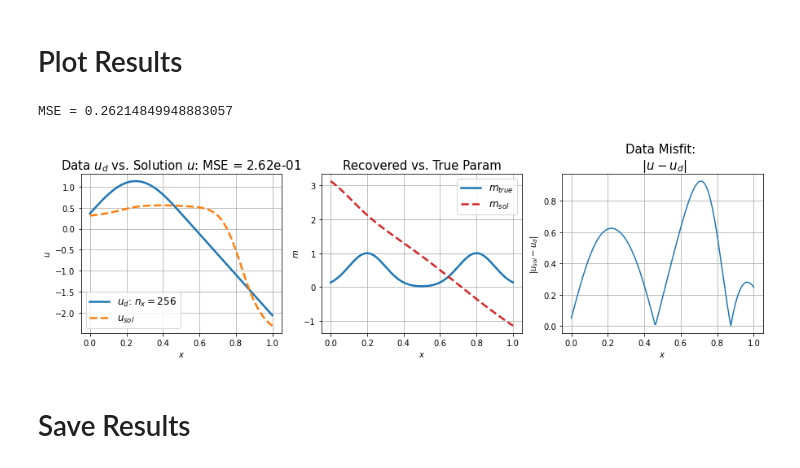
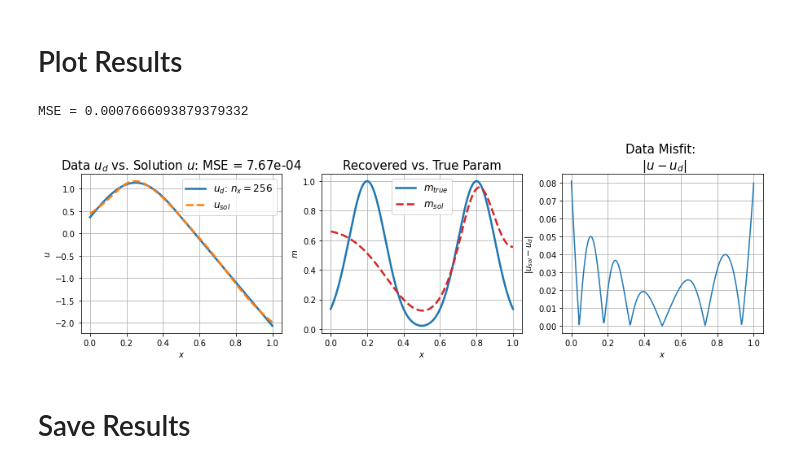
Before and after one commit to aho38/Pytorch-PINN-Marine-Lake, a Jupyter notebook: Model_Discovery/lake_model_Helm.ipynb, the cells around one changed output. Saved outputs shown, nothing was run; the diff lists cells and outputs as text; code cells hidden in the pictures.

Commit message:
just some fix to the network. Still can`t figure out how to save model correctly but will just use the result for now.

```diff
--- a/Model_Discovery/lake_model_Helm.ipynb
+++ b/Model_Discovery/lake_model_Helm.ipynb
@@ -83,6 +83,9 @@ class PINN(nn.Module):
         b_ = torch.tensor(b, dtype=torch.float32)
         #preprocessing input
         x = (x - a_)/(b_ - a_) #feature scaling
+        # compute m first
+        x_copy = x.clone()
+        m = self.m_compute(x_copy)
 
         # identity1 = self.linears[0](x)
         # identity2 = self.linears[1](identity1)
@@ -93,14 +96,13 @@ class PINN(nn.Module):
             # elif i == self.num_layers -1:
             #     x += identity1
         x = self.linears[-1](x)  # No activation on the last layer (u)
-        return x
+        return x, m
 
     def m_compute(self, x):
         # print(x.shape)
         a_ = torch.tensor(a, dtype=torch.float32)
         b_ = torch.tensor(b, dtype=torch.float32)
         #preprocessing input
-        x = (x - a_)/(b_ - a_) #feature scaling
 
         # identity1 = self.linears_m[0](x)
         # identity2 = self.linears_m[1](identity1)
@@ -116,8 +118,7 @@ class PINN(nn.Module):
     def compute_loss(self, x_u, u_true, x_f):
         x_f.requires_grad = True
         # Calculate u from the network at boundary points and collocation points
-        u_f_pred = self.forward(x_f)
-        m_pred = self.m_compute(x_f)
+        u_f_pred, m_pred = self.forward(x_f)
 
         # Compute f (similar to TensorFlow implementation)
         u_f_pred_grads = torch.autograd.grad(u_f_pred, x_f, grad_outputs=torch.ones_like(u_f_pred), retain_graph=True, create_graph=True)[0]
@@ -132,7 +133,7 @@ class PINN(nn.Module):
 
         # Calculate the loss
         loss_f = self.loss_function(f_pred, torch.zeros_like(f_pred)) # residual loss
-        u_pred = self.forward(x_u)
+        u_pred, _ = self.forward(x_u)
         loss_u = self.loss_function(u_pred, u_true) # boundary loss
         loss = loss_f + loss_u
 
@@ -144,22 +145,25 @@ class PINN(nn.Module):
         # adam optimizer
         optimizer = torch.optim.Adam(self.parameters(), lr=lr,betas=(0.9, 0.999), eps=1e-07)
 
+        start_time = time.time()
         for epoch in range(epochs): # loop over the dataset multiple times
             optimizer.zero_grad()
             loss, loss_u, loss_f = self.compute_loss(x_u, u_true, x_f)
             loss.backward()
             optimizer.step()
 
-            if epoch % 500 == 0: # Print the loss every 100 epochs
-                print(f"Epoch {epoch}, loss_misfit: {loss_u.item():1.2e}, loss_f: {loss_f.item():1.2e}, loss: {loss.item():1.2e}")
-                # print(f"Epoch {epoch}, loss_misfit: {loss_u.item():1.2e}, loss_f: {loss_f.item():1.2e}, loss: {loss.item():1.2e} , exp(m): {np.exp(self.m.item()):.5f}")
+            if (epoch+1) % 500 == 0: # Print the loss every 100 epochs
+                end_time = time.time()
+                print(f"Epoch {(epoch+1)}, loss_misfit: {loss_u.item():1.2e}, loss_f: {loss_f.item():1.2e}, loss: {loss.item():1.2e}, run time: {end_time - start_time}s")
+                start_time = time.time()
 # %% [markdown]
 # Run Training Loop
 # %%
 layers = [1, 50, 50, 50, 50, 50, 50, 1]
-model = PINN(layers)
+if 'model' not in locals():
+    model = PINN(layers)
 model.to(device)
-epochs = 1000
+epochs = 300000
 learning_rate = 1e-4
 # %%
 start_time = time.time()
@@ -212,42 +219,42 @@ LBFGS time: 9.5751 seconds
 import matplotlib.pyplot as plt
 
 # obtain results after training
-u = model.forward(X_u_train)
-m = model.m_compute(X_u_train)
+u, m = model.forward(X_u_train)
+# m = model.m_compute(X_u_train)
 
 # error, error_label = np.sqrt(nmse(np.exp(m.compute_vertex_values()),  np.exp(mtrue_array))), 'NRMSE'
 fig, ax = plt.subplots(nrows=1, ncols=3, figsize=(15, 3.6))
 ax[0].plot(X_u_train.cpu(),u_train.cpu(), '-', label=f'$u_d$: $n_x = {Nu}$', markersize=2, linewidth=2.5)
 ax[0].plot(X_u_train.cpu(),u.detach().cpu(), '--', label=r'$u_{sol}$', markersize=2, linewidth=2.5)
 # ax[0].plot(x, u_analytic, 'o', label=r'$A\sin(2\pi x)$', markersize=2, linewidth=2.5)
 ax[0].set_xlabel(r'$x$')
 ax[0].set_ylabel(r'$u$')
 ax[0].set_title(f'Data $u_d$ vs. Solution $u$: MSE = {loss_u.item():1.2e}', fontsize=15)
 ax[0].grid()
 ax[0].legend(fontsize=12)
 ax[1].plot(x_array, mtrue_array, '-', label=r'$m_{true}$', color='tab:blue', linewidth=2.5)
 # ax[1].plot(X_u_train,np.ones(Nu), '-', label=r'$m_{true}$', color='tab:blue', linewidth=2.5)
 ax[1].plot(X_u_train.cpu(),m.detach().cpu(), '--', label=r'$m_{sol}$', color='tab:red', linewidth=2.5)
 # ax[1].set_title(f'gamma = {gamma[kappa_min_ind]:.3e}')
 ax[1].set_xlabel(r'$x$')
 ax[1].set_ylabel(r'$m$')
 ax[1].set_title(f'Recovered vs. True Param', fontsize=15)
 ax[1].grid()
 ax[1].legend(fontsize=12)
 
 ax[2].plot(X_u_train.cpu(), abs(u_train.cpu() - u.detach().cpu()))
 # ax[2].plot(x, run.g_sun.compute_vertex_values())
 ax[2].set_title(f'Data Misfit: \n $|u - u_d|$', fontsize=15)
 ax[2].set_xlabel(r'$x$')
 ax[2].set_ylabel(r'$|u_{sol} - u_d|$')
 ax[2].grid()
 
 print(f'MSE = {torch.mean((u_train.cpu() - u.detach().cpu())**2)}')
 # plt.savefig('Helm.png', dpi=300)
 plt.show()
 # %% [output]
-MSE = 0.26214849948883057
+MSE = 0.0007666093879379332
-[figure, old version]
+[figure, new version]
 # %% [markdown]
 # Save Results
 # %%
```
Also changed, not shown: parts of 8 cells of this notebook, 1 other file.
